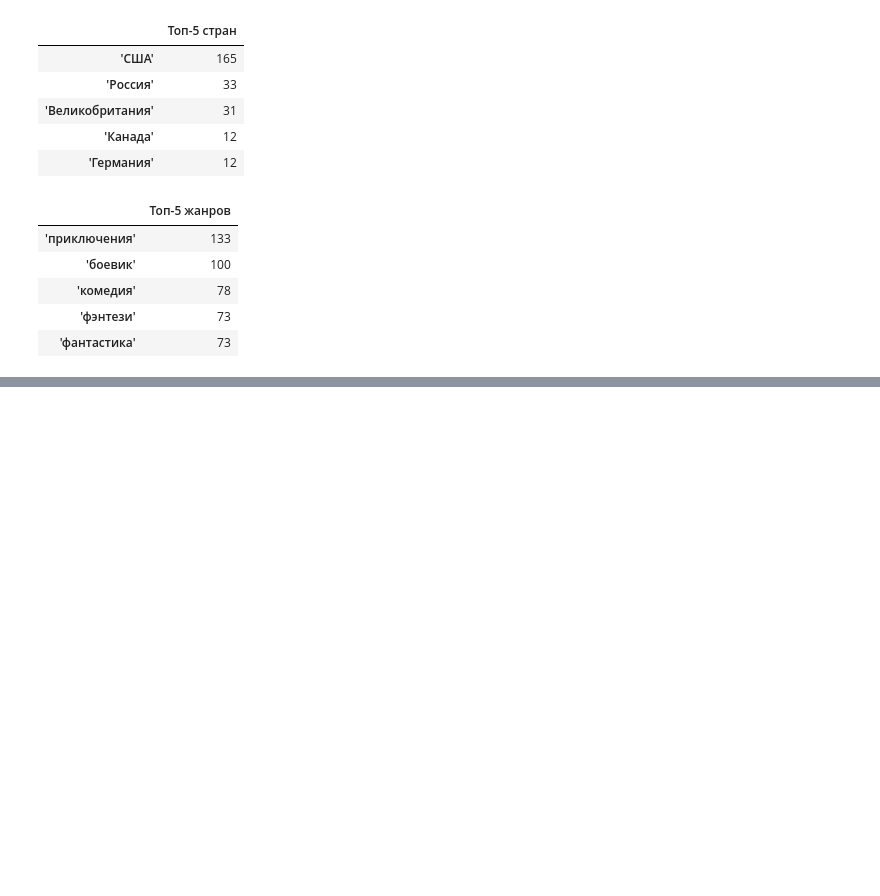
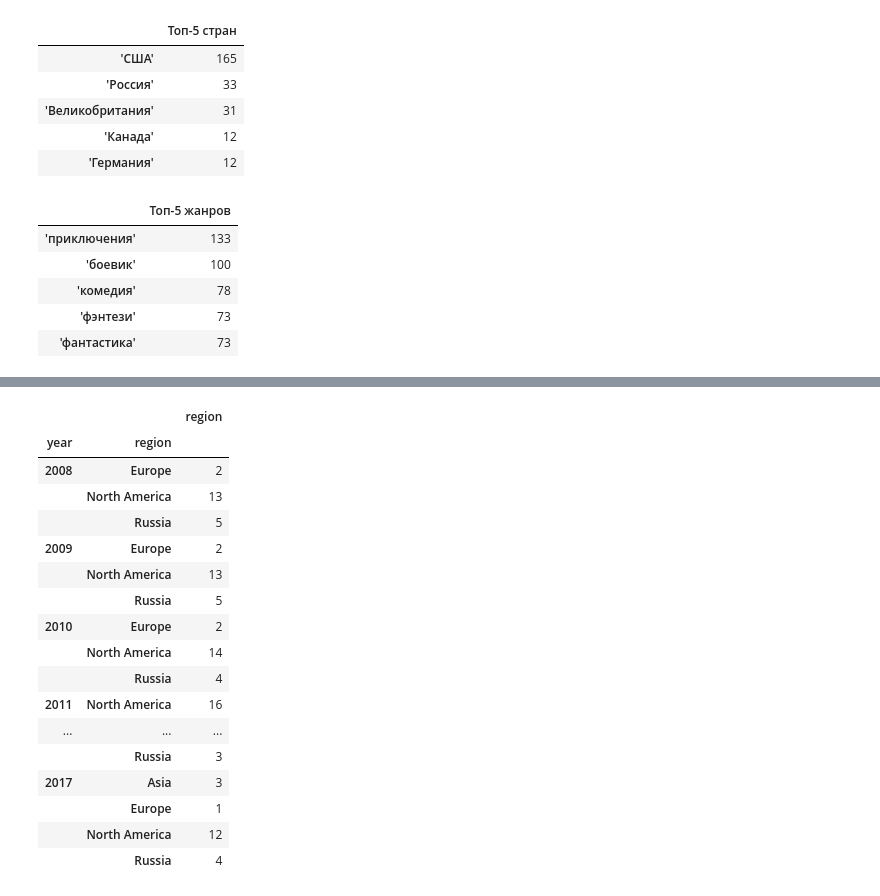
Before and after one commit to andrei-sanich/top20_analyse_Russia_box_office, a Jupyter notebook: top-20_analyse_Russia_box_office.ipynb, the cells around one changed output, grey strips where cells are left out. Saved outputs shown, nothing was run; the diff lists cells and outputs as text; code cells hidden in the pictures; blank space fills up the shorter version.

```diff
--- a/top-20_analyse_Russia_box_office.ipynb
+++ b/top-20_analyse_Russia_box_office.ipynb
@@ -208,3 +208,60 @@ fig = go.Figure(data = [trace_usa, trace_rus, trace_gb, trace_can, trace_ger], l
 iplot(fig)
 # %% [output]
 [interactive output not drawn]
+# %%
+test = []
+for m in df.countries:
+    test.append(parse_list(m)[0])
+df['country'] = test
+def test(row):
+    regions = [
+			{'region_name': 'Russia', 'countries': ["'Россия'"]},
+			{'region_name': 'Asia', 'countries': ["'Китай'",
+												  "'Япония'",
+												  "'Тайвань'",
+												  "'Гонконг'",
+												  "'Сингапур'",
+												  "'Корея Южная'"
+												  "'Индия'"]},
+			{'region_name': 'Europe', 'countries': ["'Великобритания'",
+												"'Германия'",
+												"'Франция'",
+												"'Италия'",
+												"'Испания'",
+												"'Чехия'",
+												"'Мальта'",
+												"'Польша'",
+												"'Украина'",
+												"'Исландия'",
+												"'Словения'",
+												"'Бельгия'"]},
+           {'region_name': 'North America', 'countries': ["'США'",
+												"'Канада'"]},
+		   {'region_name': 'Other', 'countries': ["'Новая Зеландия'",
+												"'Австралия'"]}]
+    for item in regions:
+        if row['country'] in item['countries']:
+            return item['region_name']
+
+df['region'] = df.apply (lambda row: test (row),axis=1)
+regions = df.groupby(['year','region'])['region'].count()
+pd.DataFrame(regions)
+# %% [output]
+|  |  | region |
+| year | region |  |
+| 2008 | Europe | 2 |
+|  | North America | 13 |
+|  | Russia | 5 |
+| 2009 | Europe | 2 |
+|  | North America | 13 |
+|  | Russia | 5 |
+| 2010 | Europe | 2 |
+|  | North America | 14 |
+|  | Russia | 4 |
+| 2011 | North America | 16 |
+| ... | ... | ... |
+|  | Russia | 3 |
+| 2017 | Asia | 3 |
+|  | Europe | 1 |
+|  | North America | 12 |
+|  | Russia | 4 |
```
Also changed, not shown: parts of 1 cell of this notebook.
